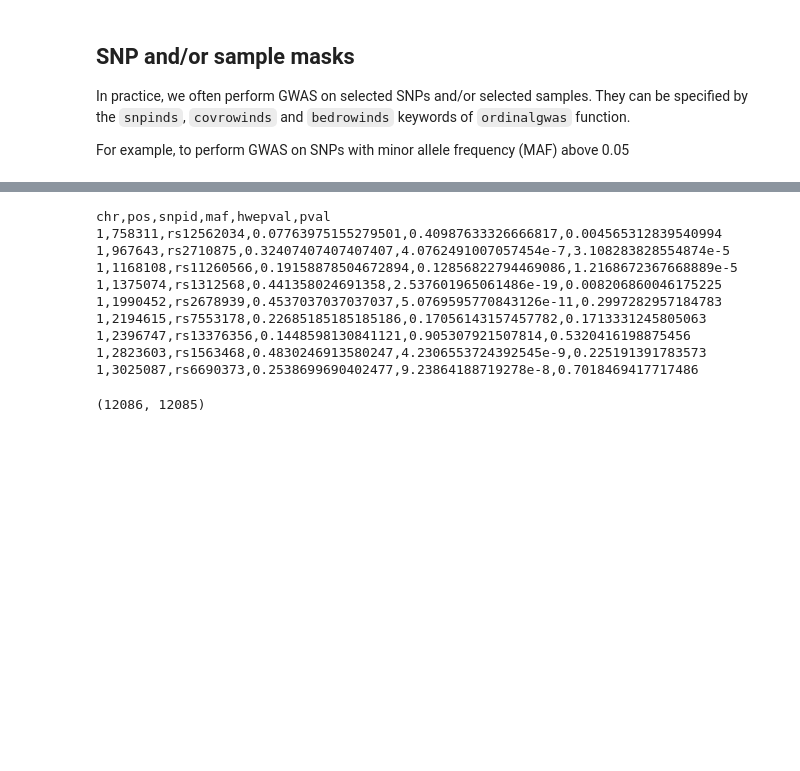
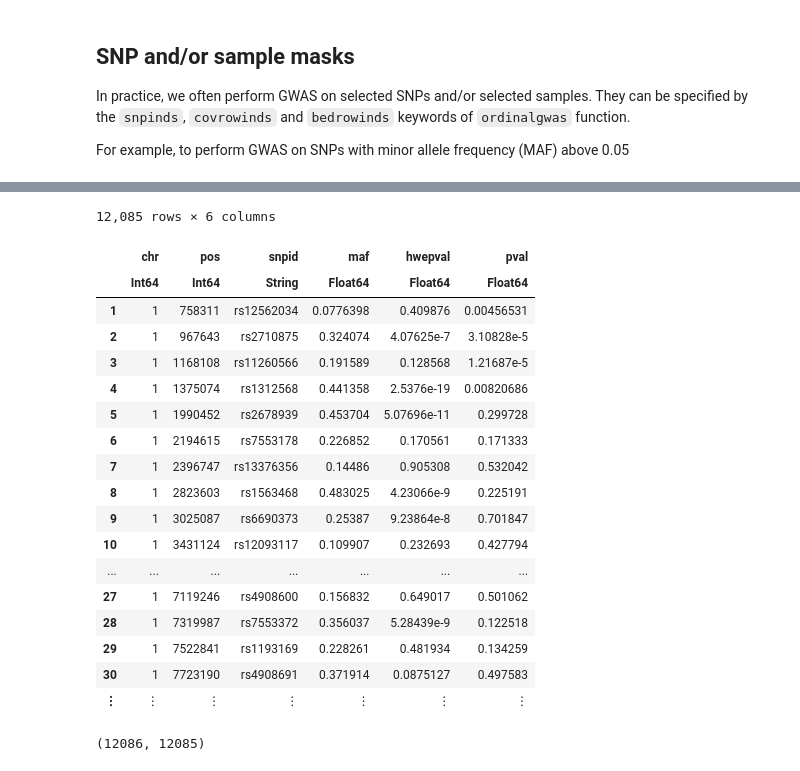
Before and after one commit to OpenMendel/LangeSymposium-ProgrammingWorkshop-20202022, a Jupyter notebook: 06-ordinal/ordinalgwas.ipynb, the cells around one changed output, grey strips where cells are left out. Cells and saved outputs as stored; diff of their text form; code cells hidden in the pictures; blank space fills up the shorter version.

```diff
--- a/06-ordinal/ordinalgwas.ipynb
+++ b/06-ordinal/ordinalgwas.ipynb
@@ -370,18 +308,27 @@ intercept3|4   0.429815   0.339642   1.26549    0.2066
 sex            0.424656   0.213914   1.98517    0.0480
 ──────────────────────────────────────────────────────
 # %%
-run(`head commonvariant.pval.txt`);
+CSV.read("commonvariant.pval.txt")
 # %% [output]
-chr,pos,snpid,maf,hwepval,pval
-1,758311,rs12562034,0.07763975155279501,0.40987633326666817,0.004565312839540994
-1,967643,rs2710875,0.32407407407407407,4.0762491007057454e-7,3.108283828554874e-5
-1,1168108,rs11260566,0.19158878504672894,0.12856822794469086,1.2168672367668889e-5
-1,1375074,rs1312568,0.441358024691358,2.537601965061486e-19,0.008206860046175225
-1,1990452,rs2678939,0.4537037037037037,5.0769595770843126e-11,0.2997282957184783
-1,2194615,rs7553178,0.22685185185185186,0.17056143157457782,0.1713331245805063
-1,2396747,rs13376356,0.1448598130841121,0.905307921507814,0.5320416198875456
-1,2823603,rs1563468,0.4830246913580247,4.2306553724392545e-9,0.225191391783573
-1,3025087,rs6690373,0.2538699690402477,9.23864188719278e-8,0.7018469417717486
+12,085 rows × 6 columns
+|  | chr | pos | snpid | maf | hwepval | pval |
+|  | Int64 | Int64 | String | Float64 | Float64 | Float64 |
+| 1 | 1 | 758311 | rs12562034 | 0.0776398 | 0.409876 | 0.00456531 |
+| 2 | 1 | 967643 | rs2710875 | 0.324074 | 4.07625e-7 | 3.10828e-5 |
+| 3 | 1 | 1168108 | rs11260566 | 0.191589 | 0.128568 | 1.21687e-5 |
+| 4 | 1 | 1375074 | rs1312568 | 0.441358 | 2.5376e-19 | 0.00820686 |
+| 5 | 1 | 1990452 | rs2678939 | 0.453704 | 5.07696e-11 | 0.299728 |
+| 6 | 1 | 2194615 | rs7553178 | 0.226852 | 0.170561 | 0.171333 |
+| 7 | 1 | 2396747 | rs13376356 | 0.14486 | 0.905308 | 0.532042 |
+| 8 | 1 | 2823603 | rs1563468 | 0.483025 | 4.23066e-9 | 0.225191 |
+| 9 | 1 | 3025087 | rs6690373 | 0.25387 | 9.23864e-8 | 0.701847 |
+| 10 | 1 | 3431124 | rs12093117 | 0.109907 | 0.232693 | 0.427794 |
+| ... | ... | ... | ... | ... | ... | ... |
+| 27 | 1 | 7119246 | rs4908600 | 0.156832 | 0.649017 | 0.501062 |
+| 28 | 1 | 7319987 | rs7553372 | 0.356037 | 5.28439e-9 | 0.122518 |
+| 29 | 1 | 7522841 | rs1193169 | 0.228261 | 0.481934 | 0.134259 |
+| 30 | 1 | 7723190 | rs4908691 | 0.371914 | 0.0875127 | 0.497583 |
+| ⋮ | ⋮ | ⋮ | ⋮ | ⋮ | ⋮ | ⋮ |
 # %%
 # extra header line in commonvariant.pval.txt
 countlines("commonvariant.pval.txt"), count(snpinds)
```
Also changed, not shown: parts of 40 cells of this notebook, 1 other file.
